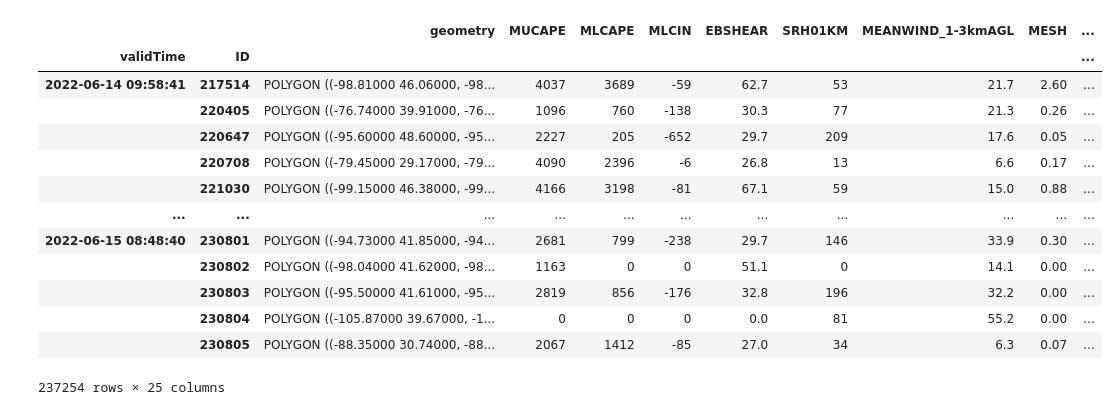
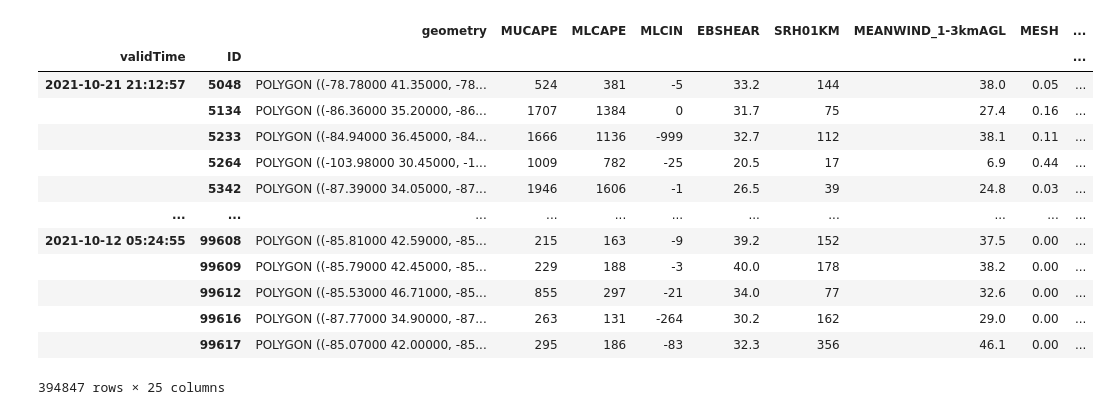
Before and after one commit to leaver2000/sppp, a Jupyter notebook: notebooks/json2df.ipynb, the cells around one changed output. Cells and saved outputs as stored; diff of their text form; code cells hidden in the pictures.

```diff
--- a/notebooks/json2df.ipynb
+++ b/notebooks/json2df.ipynb
@@ -15,34 +17,38 @@ from sppp.schema import FeatureCollection
 # %%
 def iterpaths() -> Iterator[Path]:
-    yield from (Path(file) for file in glob("/workspaces/sppp/data/2022-06-14/*.json"))
+    yield from (Path(file) for file in glob("/workspaces/sppp/data/new/*.json"))
 
 
 def to_midf() -> pd.DataFrame:
     def generate():
         for path in iterpaths():
             with path.open("rb") as f:
-                fc: FeatureCollection = json.load(f)
+                try:
+                    fc: FeatureCollection = json.load(f)
+                except json.JSONDecodeError:
+                    warn(f"json error decoding {path}" )
+                    continue
                 df: GeoDataFrame = GeoDataFrame.from_features(fc["features"])
                 df["validTime"] = datetime.strptime(fc["validTime"], "%Y%m%d_%H%M%S %Z")
                 yield df
 
     return pd.concat(generate()).set_index(["validTime", "ID"])
 
 
 df = to_midf()
 df
 # %% [output]
 |  |  | geometry | MUCAPE | MLCAPE | MLCIN | EBSHEAR | SRH01KM | MEANWIND_1-3kmAGL | MESH | ... |
 | validTime | ID |  |  |  |  |  |  |  |  | ... |
-| 2022-06-14 09:58:41 | 217514 | POLYGON ((-98.81000 46.06000, -98... | 4037 | 3689 | -59 | 62.7 | 53 | 21.7 | 2.60 | ... |
-|  | 220405 | POLYGON ((-76.74000 39.91000, -76... | 1096 | 760 | -138 | 30.3 | 77 | 21.3 | 0.26 | ... |
-|  | 220647 | POLYGON ((-95.60000 48.60000, -95... | 2227 | 205 | -652 | 29.7 | 209 | 17.6 | 0.05 | ... |
-|  | 220708 | POLYGON ((-79.45000 29.17000, -79... | 4090 | 2396 | -6 | 26.8 | 13 | 6.6 | 0.17 | ... |
-|  | 221030 | POLYGON ((-99.15000 46.38000, -99... | 4166 | 3198 | -81 | 67.1 | 59 | 15.0 | 0.88 | ... |
+| 2021-10-21 21:12:57 | 5048 | POLYGON ((-78.78000 41.35000, -78... | 524 | 381 | -5 | 33.2 | 144 | 38.0 | 0.05 | ... |
+|  | 5134 | POLYGON ((-86.36000 35.20000, -86... | 1707 | 1384 | 0 | 31.7 | 75 | 27.4 | 0.16 | ... |
+|  | 5233 | POLYGON ((-84.94000 36.45000, -84... | 1666 | 1136 | -999 | 32.7 | 112 | 38.1 | 0.11 | ... |
+|  | 5264 | POLYGON ((-103.98000 30.45000, -1... | 1009 | 782 | -25 | 20.5 | 17 | 6.9 | 0.44 | ... |
+|  | 5342 | POLYGON ((-87.39000 34.05000, -87... | 1946 | 1606 | -1 | 26.5 | 39 | 24.8 | 0.03 | ... |
 | ... | ... | ... | ... | ... | ... | ... | ... | ... | ... | ... |
-| 2022-06-15 08:48:40 | 230801 | POLYGON ((-94.73000 41.85000, -94... | 2681 | 799 | -238 | 29.7 | 146 | 33.9 | 0.30 | ... |
-|  | 230802 | POLYGON ((-98.04000 41.62000, -98... | 1163 | 0 | 0 | 51.1 | 0 | 14.1 | 0.00 | ... |
-|  | 230803 | POLYGON ((-95.50000 41.61000, -95... | 2819 | 856 | -176 | 32.8 | 196 | 32.2 | 0.00 | ... |
-|  | 230804 | POLYGON ((-105.87000 39.67000, -1... | 0 | 0 | 0 | 0.0 | 81 | 55.2 | 0.00 | ... |
-|  | 230805 | POLYGON ((-88.35000 30.74000, -88... | 2067 | 1412 | -85 | 27.0 | 34 | 6.3 | 0.07 | ... |
+| 2021-10-12 05:24:55 | 99608 | POLYGON ((-85.81000 42.59000, -85... | 215 | 163 | -9 | 39.2 | 152 | 37.5 | 0.00 | ... |
+|  | 99609 | POLYGON ((-85.79000 42.45000, -85... | 229 | 188 | -3 | 40.0 | 178 | 38.2 | 0.00 | ... |
+|  | 99612 | POLYGON ((-85.53000 46.71000, -85... | 855 | 297 | -21 | 34.0 | 77 | 32.6 | 0.00 | ... |
+|  | 99616 | POLYGON ((-87.77000 34.90000, -87... | 263 | 131 | -264 | 30.2 | 162 | 29.0 | 0.00 | ... |
+|  | 99617 | POLYGON ((-85.07000 42.00000, -85... | 295 | 186 | -83 | 32.3 | 356 | 46.1 | 0.00 | ... |
-237254 rows × 25 columns
+394847 rows × 25 columns
```
Also changed, not shown: parts of 2 cells of this notebook, 10 other files.
